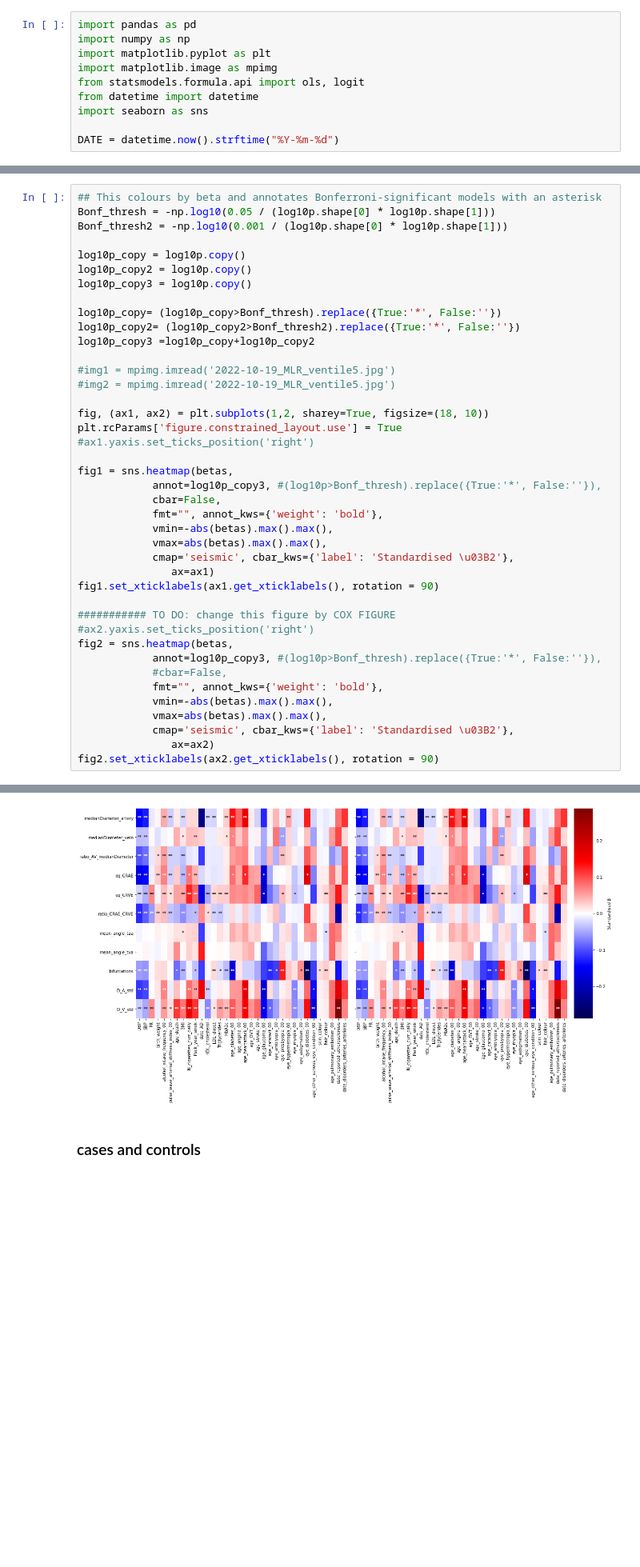
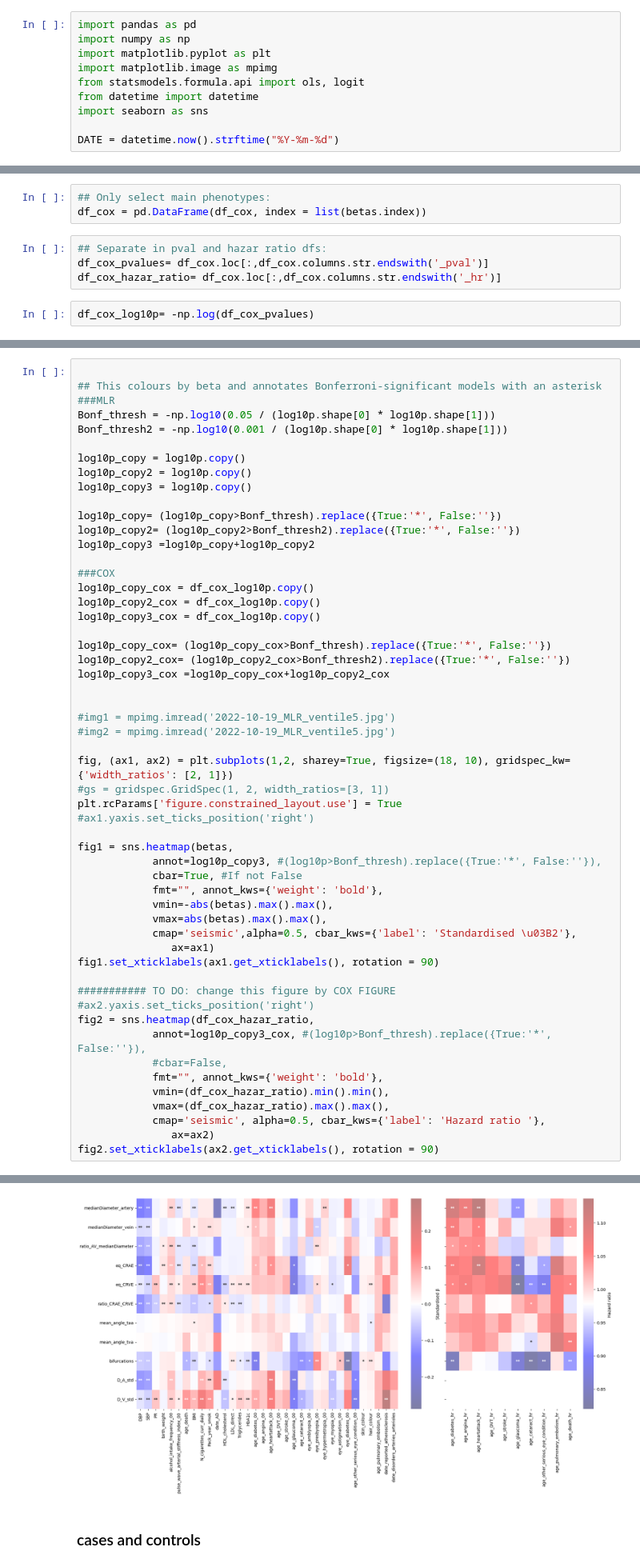
Before and after one commit to BergmannLab/retina-phenotypes, a Jupyter notebook: complementary/disease_association/combine_figures_MLR_cox.ipynb, the cells around one changed output, grey strips where cells are left out. Shown at 80% size. Cells and saved outputs as stored; diff of their text form; blank space fills up the shorter version.

Commit message:
Update combine figures MLR and cox

```diff
--- a/complementary/disease_association/combine_figures_MLR_cox.ipynb
+++ b/complementary/disease_association/combine_figures_MLR_cox.ipynb
@@ -28,0 +38,9 @@ betas = betas.astype('float64') # in case betas was coded as object type
+# %%
+## Only select main phenotypes:
+df_cox = pd.DataFrame(df_cox, index = list(betas.index))
+# %%
+## Separate in pval and hazar ratio dfs:
+df_cox_pvalues= df_cox.loc[:,df_cox.columns.str.endswith('_pval')]
+df_cox_hazar_ratio= df_cox.loc[:,df_cox.columns.str.endswith('_hr')]
+# %%
+df_cox_log10p= -np.log(df_cox_pvalues)
@@ -29,5 +54,7 @@ betas = betas.astype('float64') # in case betas was coded as object type
 # %%
+
 ## This colours by beta and annotates Bonferroni-significant models with an asterisk
+###MLR
 Bonf_thresh = -np.log10(0.05 / (log10p.shape[0] * log10p.shape[1]))
 Bonf_thresh2 = -np.log10(0.001 / (log10p.shape[0] * log10p.shape[1]))
 
@@ -39,32 +66,43 @@ log10p_copy= (log10p_copy>Bonf_thresh).replace({True:'*', False:''})
 log10p_copy2= (log10p_copy2>Bonf_thresh2).replace({True:'*', False:''})
 log10p_copy3 =log10p_copy+log10p_copy2
 
+###COX
+log10p_copy_cox = df_cox_log10p.copy()
+log10p_copy2_cox = df_cox_log10p.copy()
+log10p_copy3_cox = df_cox_log10p.copy()
+
+log10p_copy_cox= (log10p_copy_cox>Bonf_thresh).replace({True:'*', False:''})
+log10p_copy2_cox= (log10p_copy2_cox>Bonf_thresh2).replace({True:'*', False:''})
+log10p_copy3_cox =log10p_copy_cox+log10p_copy2_cox
+
+
 #img1 = mpimg.imread('2022-10-19_MLR_ventile5.jpg')
 #img2 = mpimg.imread('2022-10-19_MLR_ventile5.jpg')
 
-fig, (ax1, ax2) = plt.subplots(1,2, sharey=True, figsize=(18, 10))
+fig, (ax1, ax2) = plt.subplots(1,2, sharey=True, figsize=(18, 10), gridspec_kw={'width_ratios': [2, 1]})
+#gs = gridspec.GridSpec(1, 2, width_ratios=[3, 1])
 plt.rcParams['figure.constrained_layout.use'] = True
 #ax1.yaxis.set_ticks_position('right')
 
 fig1 = sns.heatmap(betas,
             annot=log10p_copy3, #(log10p>Bonf_thresh).replace({True:'*', False:''}),
-            cbar=False,
+            cbar=True, #If not False
             fmt="", annot_kws={'weight': 'bold'},
             vmin=-abs(betas).max().max(),
             vmax=abs(betas).max().max(),
-            cmap='seismic', cbar_kws={'label': 'Standardised \u03B2'},
+            cmap='seismic',alpha=0.5, cbar_kws={'label': 'Standardised \u03B2'},
                ax=ax1)
 fig1.set_xticklabels(ax1.get_xticklabels(), rotation = 90)
 
 ########### TO DO: change this figure by COX FIGURE
 #ax2.yaxis.set_ticks_position('right')
-fig2 = sns.heatmap(betas,
-            annot=log10p_copy3, #(log10p>Bonf_thresh).replace({True:'*', False:''}),
+fig2 = sns.heatmap(df_cox_hazar_ratio,
+            annot=log10p_copy3_cox, #(log10p>Bonf_thresh).replace({True:'*', False:''}),
             #cbar=False,
             fmt="", annot_kws={'weight': 'bold'},
-            vmin=-abs(betas).max().max(),
-            vmax=abs(betas).max().max(),
-            cmap='seismic', cbar_kws={'label': 'Standardised \u03B2'},
+            vmin=(df_cox_hazar_ratio).min().min(),
+            vmax=(df_cox_hazar_ratio).max().max(),
+            cmap='seismic', alpha=0.5, cbar_kws={'label': 'Hazard ratio '},
                ax=ax2)
 fig2.set_xticklabels(ax2.get_xticklabels(), rotation = 90)
 # %% [output]
@@ -88,4 +119,4 @@ fig2.set_xticklabels(ax2.get_xticklabels(), rotation = 90)
-[figure, old version]
+[figure, new version]
 # %% [markdown]
 ### cases and controls
 # %%
```
Also changed, not shown: parts of 5 cells of this notebook.
